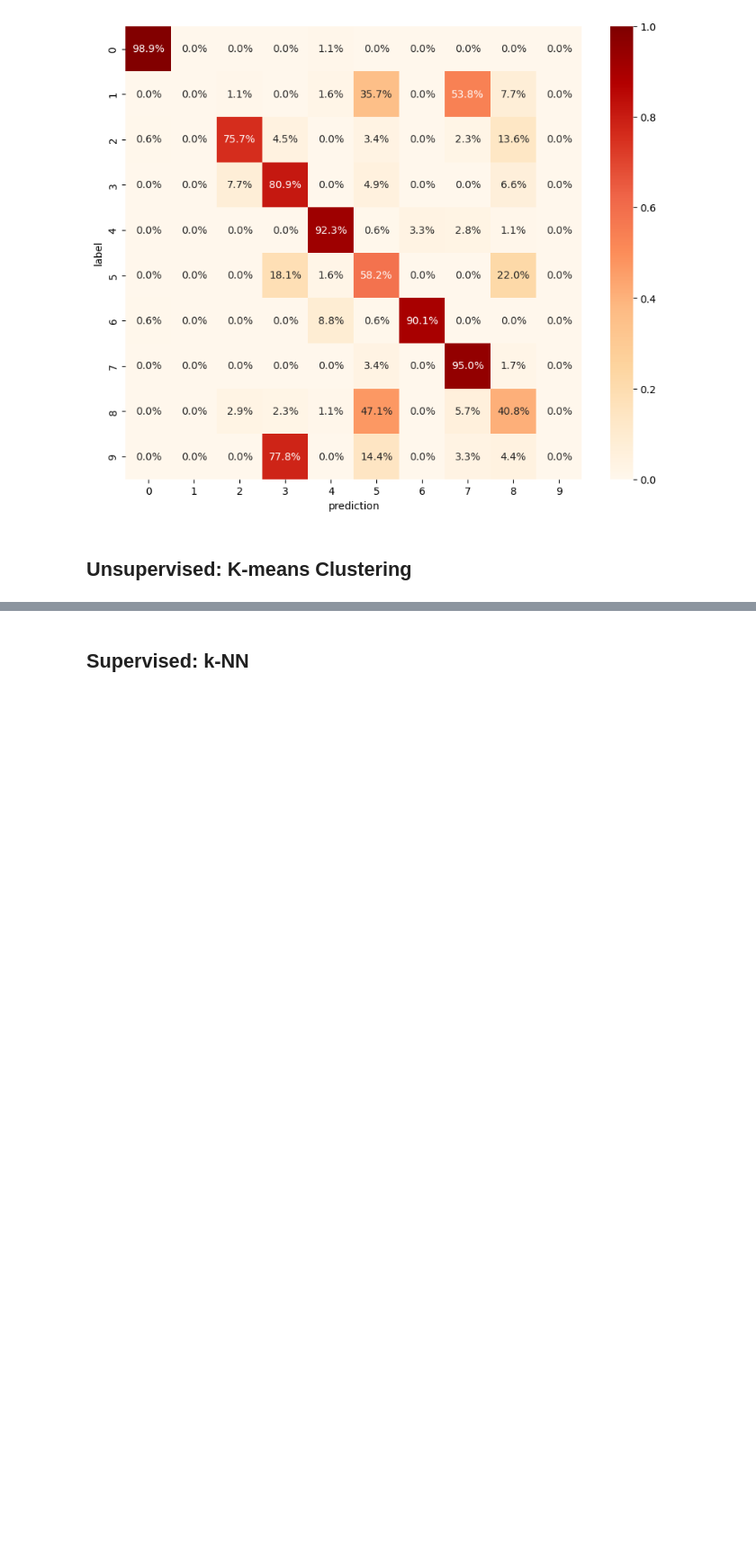
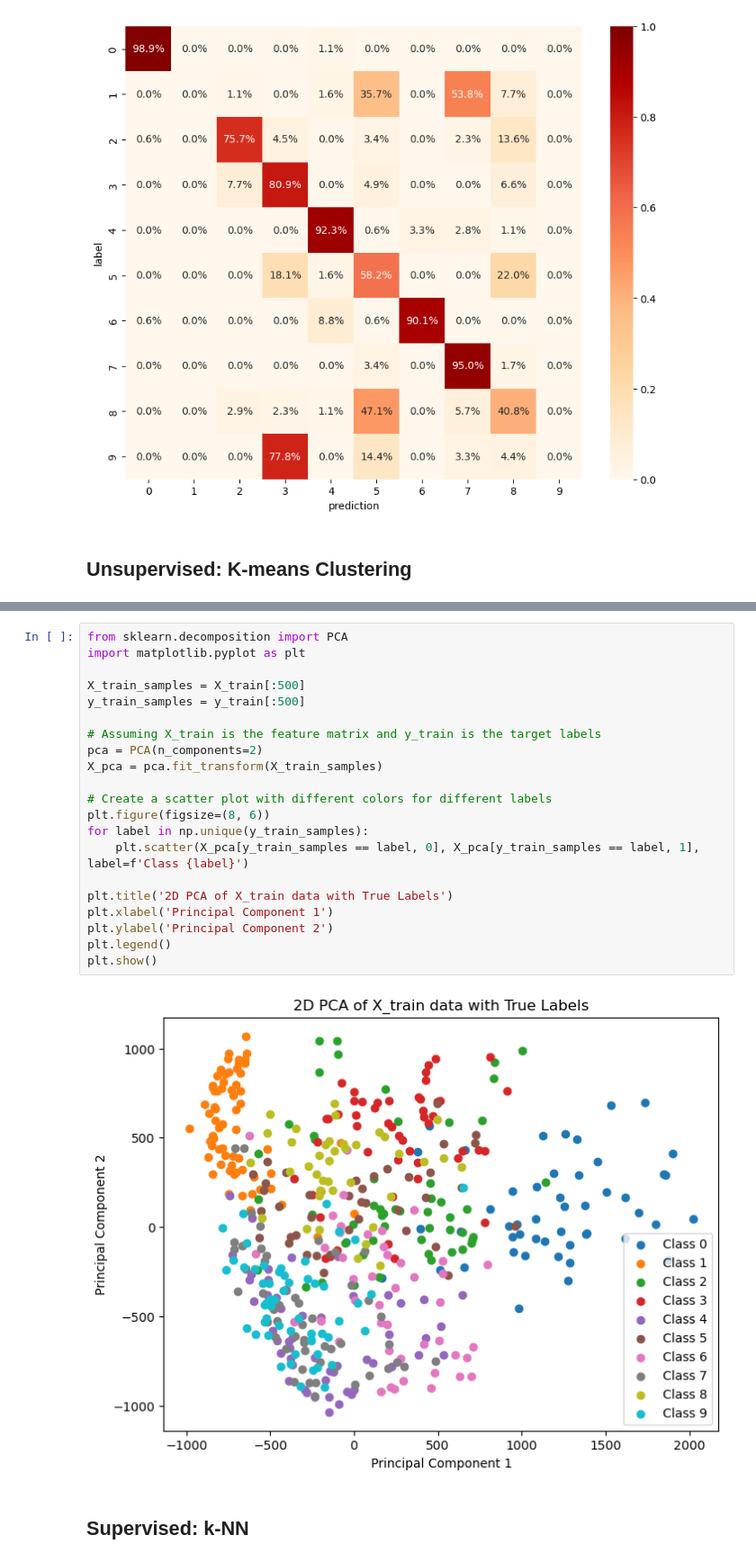
Before and after one commit to Gh0stB0T/Group_Proj_Catagorising_Data, a Jupyter notebook: Py_Group A_Proj_Presentation.ipynb, the cells around one changed output, grey strips where cells are left out. Shown at 90% size. Saved outputs shown, nothing was run; the diff lists cells and outputs as text; blank space fills up the shorter version.

```diff
--- a/Py_Group A_Proj_Presentation.ipynb
+++ b/Py_Group A_Proj_Presentation.ipynb
@@ -251,3 +481,26 @@ Clusters found: [0, 2, 3, 4, 4, 5, 5, 6, 7, 8]
+# %%
+from sklearn.decomposition import PCA
+import matplotlib.pyplot as plt
+
+X_train_samples = X_train[:500]
+y_train_samples = y_train[:500]
+
+# Assuming X_train is the feature matrix and y_train is the target labels
+pca = PCA(n_components=2)
+X_pca = pca.fit_transform(X_train_samples)
+
+# Create a scatter plot with different colors for different labels
+plt.figure(figsize=(8, 6))
+for label in np.unique(y_train_samples):
+    plt.scatter(X_pca[y_train_samples == label, 0], X_pca[y_train_samples == label, 1], label=f'Class {label}')
+
+plt.title('2D PCA of X_train data with True Labels')
+plt.xlabel('Principal Component 1')
+plt.ylabel('Principal Component 2')
+plt.legend()
+plt.show()
+# %% [output]
+[figure, added]
 # %% [markdown]
 ## Supervised: k-NN
 # %%
```
Also changed, not shown: parts of 10 cells of this notebook.
